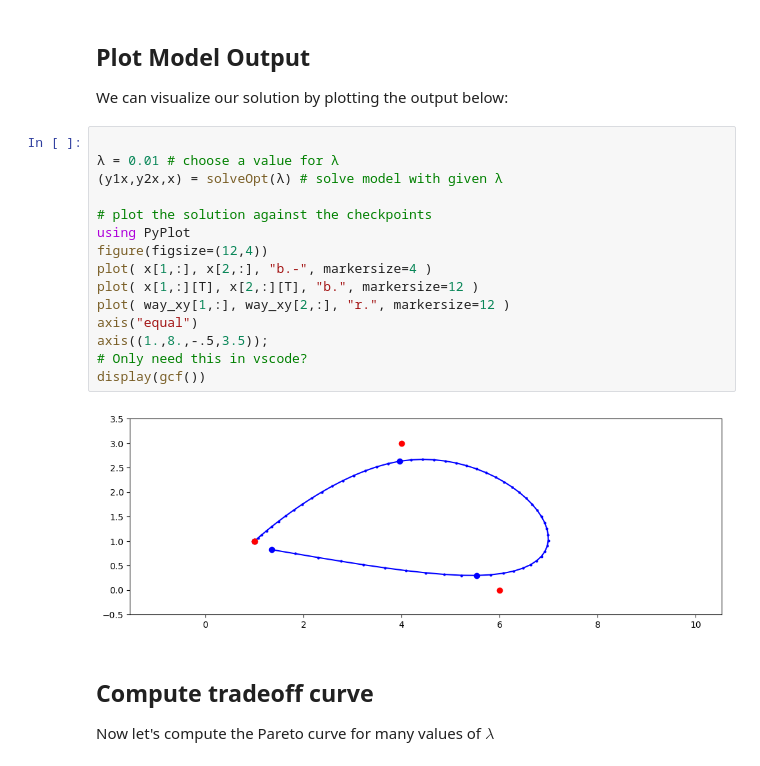
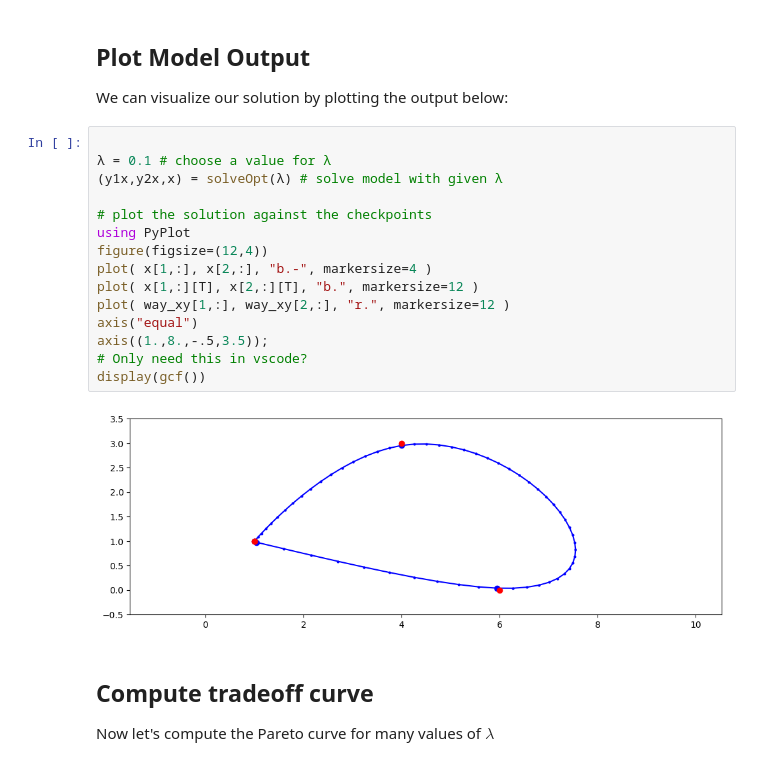
Before and after one commit to SongxiYoung/2024-CS524-Optimization, a Jupyter notebook: Convex/Tradeoff-Podracing.ipynb, the cells around one changed output. Saved outputs shown, nothing was run; the diff lists cells and outputs as text.

```diff
--- a/Convex/Tradeoff-Podracing.ipynb
+++ b/Convex/Tradeoff-Podracing.ipynb
@@ -69,21 +69,21 @@ end
 We can visualize our solution by plotting the output below:
 # %%
 
-λ = 0.01 # choose a value for λ
+λ = 0.1 # choose a value for λ
 (y1x,y2x,x) = solveOpt(λ) # solve model with given λ
 
 # plot the solution against the checkpoints
 using PyPlot
 figure(figsize=(12,4))
 plot( x[1,:], x[2,:], "b.-", markersize=4 )
 plot( x[1,:][T], x[2,:][T], "b.", markersize=12 )
 plot( way_xy[1,:], way_xy[2,:], "r.", markersize=12 )
 axis("equal")
 axis((1.,8.,-.5,3.5));
 # Only need this in vscode?
 display(gcf())
 # %% [output]
-[figure, old version]
+[figure, new version]
 # %% [markdown]
 ## Compute tradeoff curve
 
```
Also changed, not shown: 1 other file.
